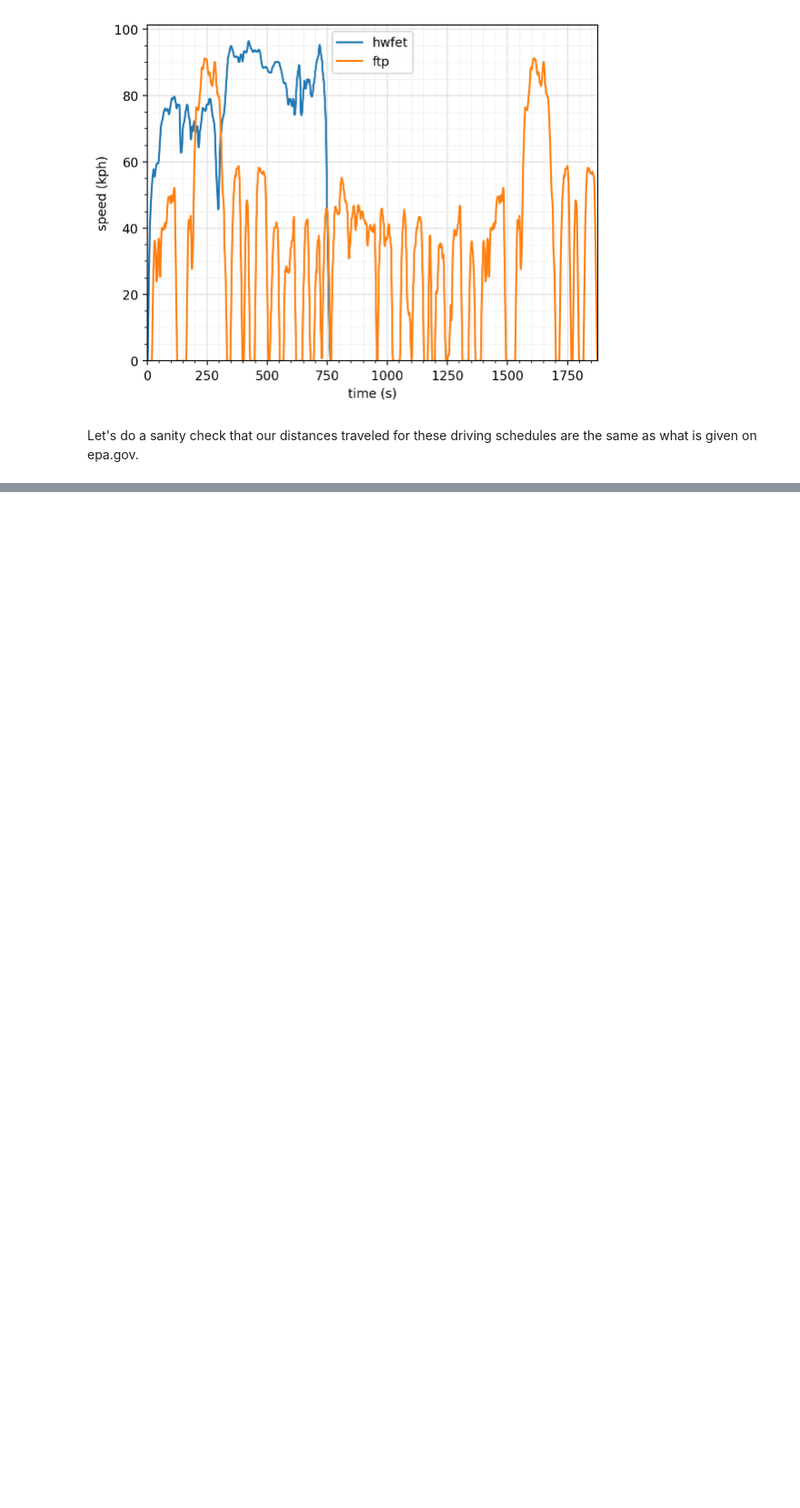
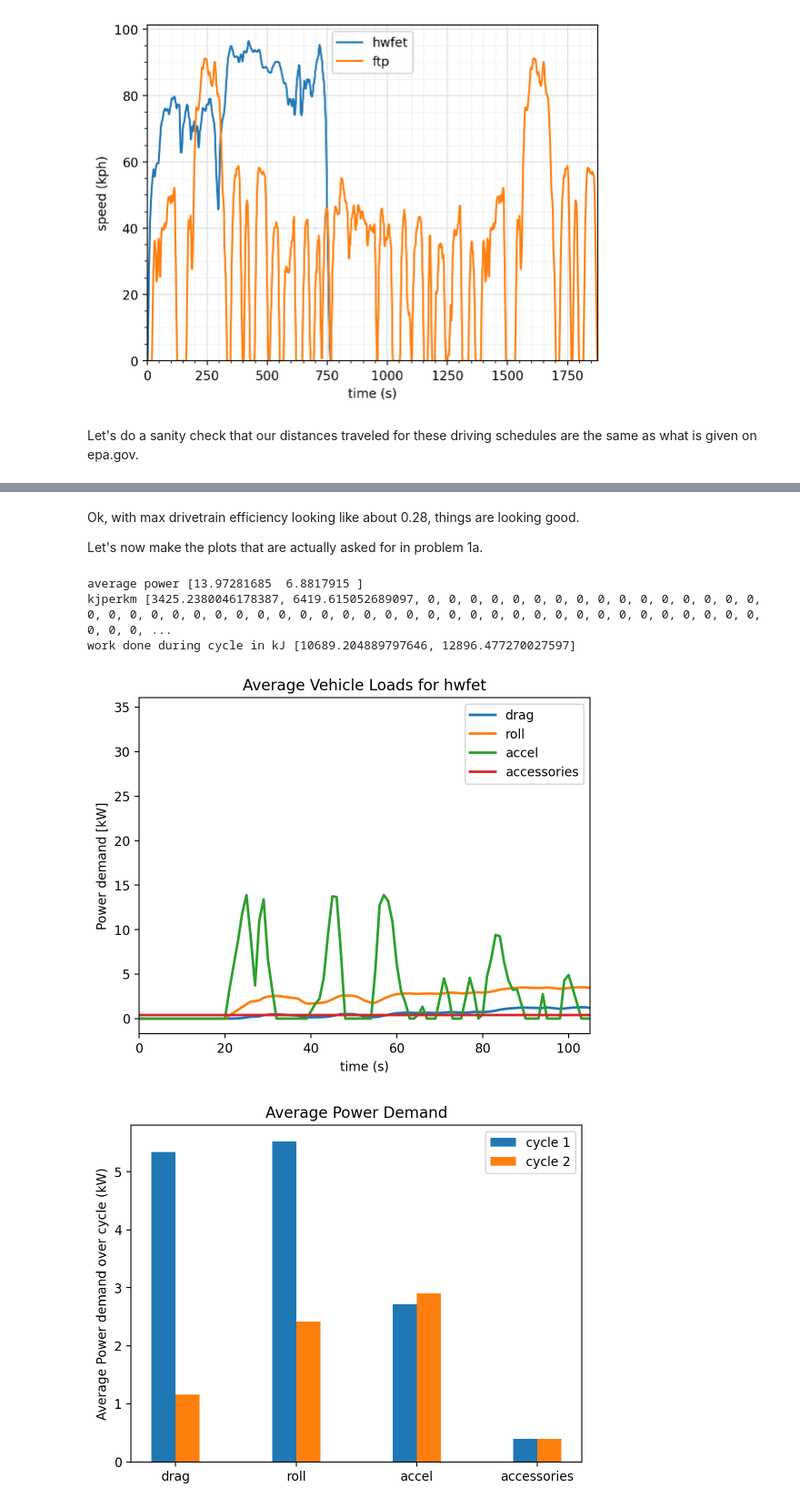
Before and after one commit to davvidbaker/aes-hw-s24, a Jupyter notebook: transportation/hw2.ipynb, the cells around one changed output, grey strips where cells are left out. Shown: that part at 91% size. Drawn from its saved outputs; the diff is of its cells as text; code cells hidden in the pictures; blank space fills up the shorter version.

```diff
--- a/transportation/hw2.ipynb
+++ b/transportation/hw2.ipynb
@@ -332,0 +324,76 @@ hw_utils.nice_grid(plt)
+# %% [markdown]
+Ok, with max drivetrain efficiency looking like about 0.28, things are looking good.
+
+Let's now make the plots that are actually asked for in problem 1a.
+# %%
+# Plot instantaneous power required for each load for each cycle
+plt.figure()
+plt.plot(cycle["time"][1], vehicle["Wdot_drag"], label="drag", linewidth=2)
+plt.plot(cycle["time"][1], vehicle["Wdot_roll"], label="roll", linewidth=2)
+plt.plot(cycle["time"][1], vehicle["Wdot_accel"], label="accel", linewidth=2)
+plt.plot(cycle["time"][1], vehicle["Wdot_access_vec"], label="accessories", linewidth=2)
+plt.xlabel("time (s)")
+plt.ylabel("Power demand [kW]")
+# plt.ylim([0, 400])
+plt.xlim(0, 105)
+plt.legend()
+plt.title(f'Average Vehicle Loads for {cycle["name"][0]}')
+
+
+# Plot average power demand for each force or load
+categories = ["drag", "roll", "accel", "accessories"]
+num_categories = len(categories)
+num_values = len(vehicle["Wdot_drag_avg"])  # Assuming all lists have the same length
+
+# Setting up the bar width and positions
+bar_width = 0.2
+# Create an array for the positions of groups
+index = np.arange(num_categories)
+
+fig, ax = plt.subplots()
+
+labels = [""]
+for i in range(num_values):
+    # Creating the bars for each category
+    ax.bar(
+        index - bar_width / 2 + i * bar_width,
+        [
+            vehicle["Wdot_drag_avg"][i],
+            vehicle["Wdot_roll_avg"][i],
+            vehicle["Wdot_accel_avg"][i],
+            vehicle["Wdot_access_vec_avg"][i],
+        ],
+        bar_width,
+        label=f"cycle {i + 1}",
+    )
+
+# Additional chart settings
+ax.set_ylabel("Average Power demand over cycle (kW)")
+ax.set_title(f"Average Power Demand")
+ax.set_xticks(index)
+ax.set_xticklabels(categories)
+ax.legend()
+
+print("average power", vehicle["Wdot_avg"])
+print("kjperkm", vehicle["kJperkm"])
+print("work done during cycle in kJ", vehicle["work"])
+plt.figure()
+plt.scatter(["cycle 1", "cycle 2"], vehicle["work"][0:2])
+plt.ylim(0, 90)
+plt.ylabel("average km/liter")
+hw_utils.nice_grid(plt)
+
+
+# %%
+# Plot averge fuel economy for vehicle
+# plt.plot(cycle["kph"], vehicle["kmperliter"], linewidth=2)
+# plt.xlabel("Vehicle speed [kph]")
+# plt.ylabel("km/liter")
+# plt.title(f'Average Fuel Economy for {cycle["name"]}')
+# plt.xlim(60, 120)
+# %% [output]
+average power [13.97281685  6.8817915 ]
+kjperkm [3425.2380046178387, 6419.615052689097, 0, 0, 0, 0, 0, 0, 0, 0, 0, 0, 0, 0, 0, 0, 0, 0, 0, 0, 0, 0, 0, 0, 0, 0, 0, 0, 0, 0, 0, 0, 0, 0, 0, 0, 0, 0, 0, 0, 0, 0, 0, 0, 0, 0, 0, 0, 0, 0, 0, 0, 0, ...
+work done during cycle in kJ [10689.204889797646, 12896.477270027597]
+[figure, added]
+[figure, added]
```
Also changed, not shown: parts of 7 cells of this notebook, 11 other files.
